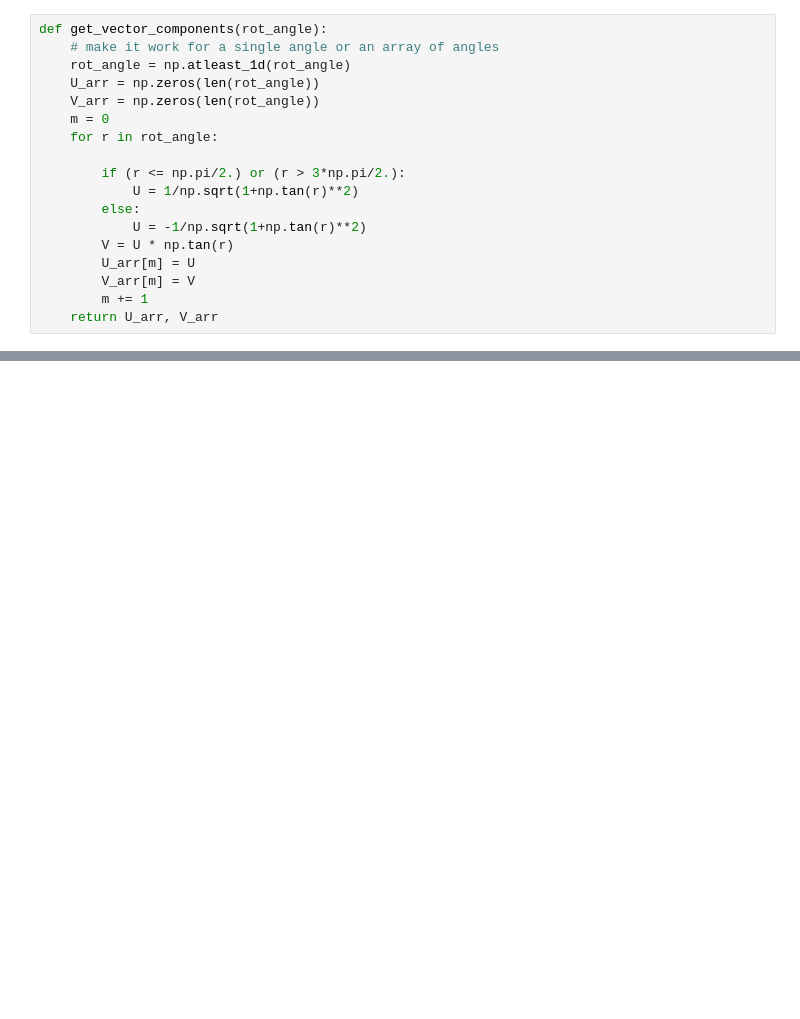
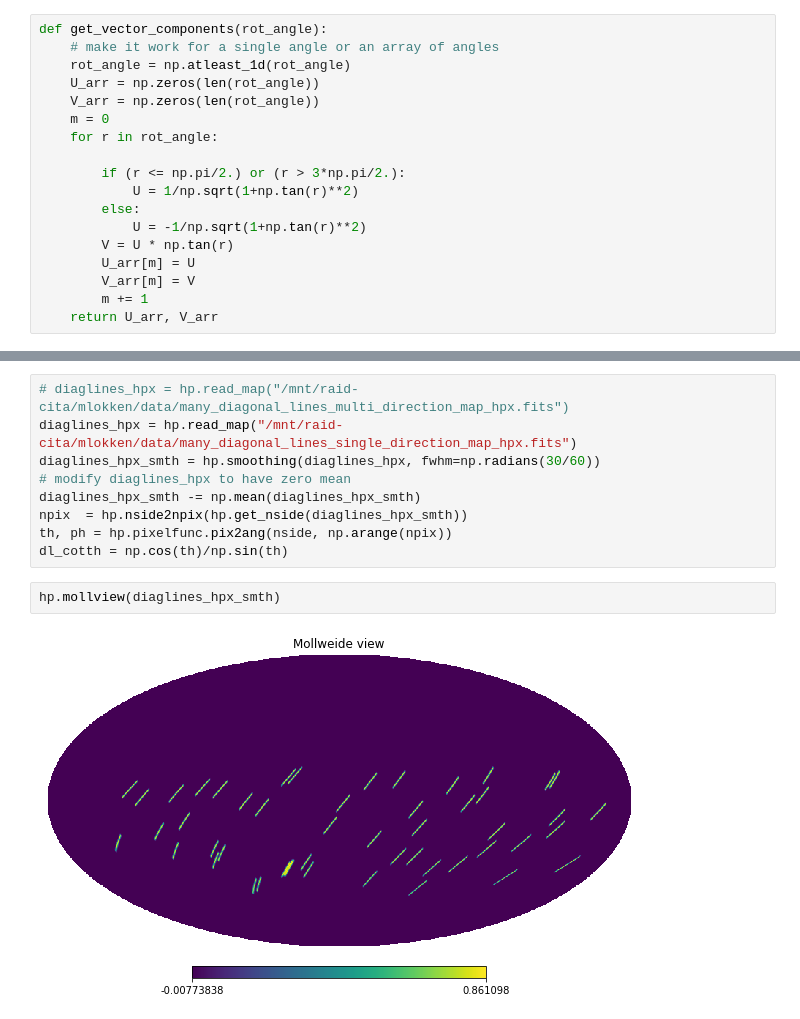
Before and after one commit to marlena6/oriented_superclustering, a Jupyter notebook: notebooks/development/test_orient_pipeline.ipynb, the cells around one changed output, grey strips where cells are left out. Cells and saved outputs as stored; diff of their text form; blank space fills up the shorter version.

```diff
--- a/notebooks/development/test_orient_pipeline.ipynb
+++ b/notebooks/development/test_orient_pipeline.ipynb
@@ -251,0 +278,13 @@ plt.imshow(stack, origin='lower')
+# %%
+# diaglines_hpx = hp.read_map("/mnt/raid-cita/mlokken/data/many_diagonal_lines_multi_direction_map_hpx.fits")
+diaglines_hpx = hp.read_map("/mnt/raid-cita/mlokken/data/many_diagonal_lines_single_direction_map_hpx.fits")
+diaglines_hpx_smth = hp.smoothing(diaglines_hpx, fwhm=np.radians(30/60))
+# modify diaglines_hpx to have zero mean
+diaglines_hpx_smth -= np.mean(diaglines_hpx_smth)
+npix  = hp.nside2npix(hp.get_nside(diaglines_hpx_smth))
+th, ph = hp.pixelfunc.pix2ang(nside, np.arange(npix))
+dl_cotth = np.cos(th)/np.sin(th)
+# %%
+hp.mollview(diaglines_hpx_smth)
+# %% [output]
+[figure, added]
```
Also changed, not shown: parts of 23 cells of this notebook, 2 other files.
